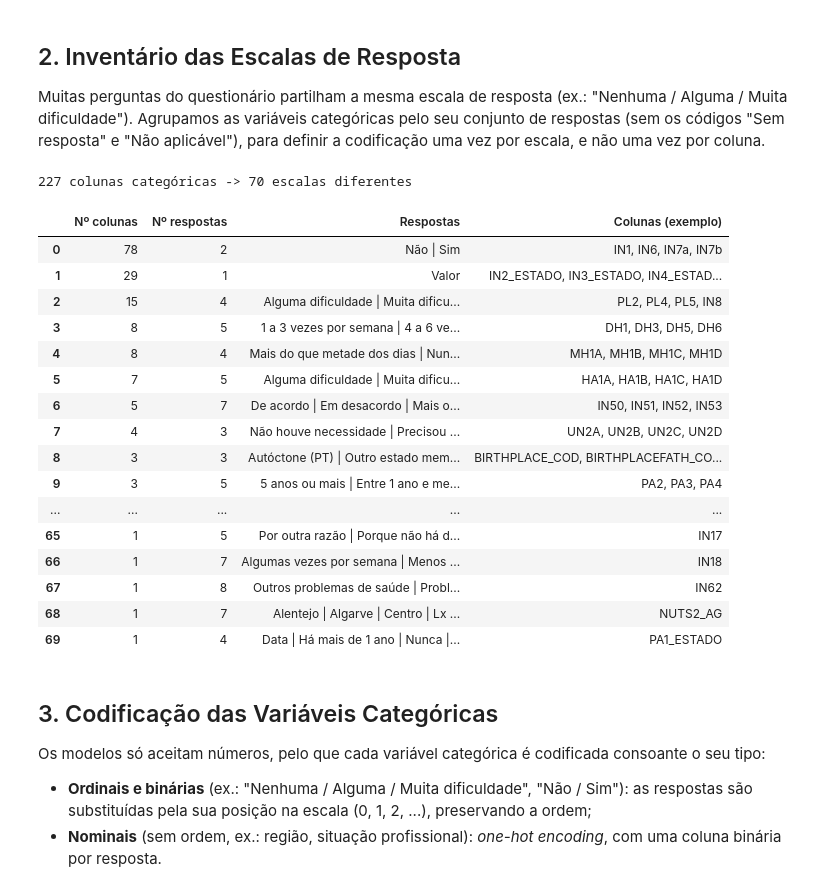
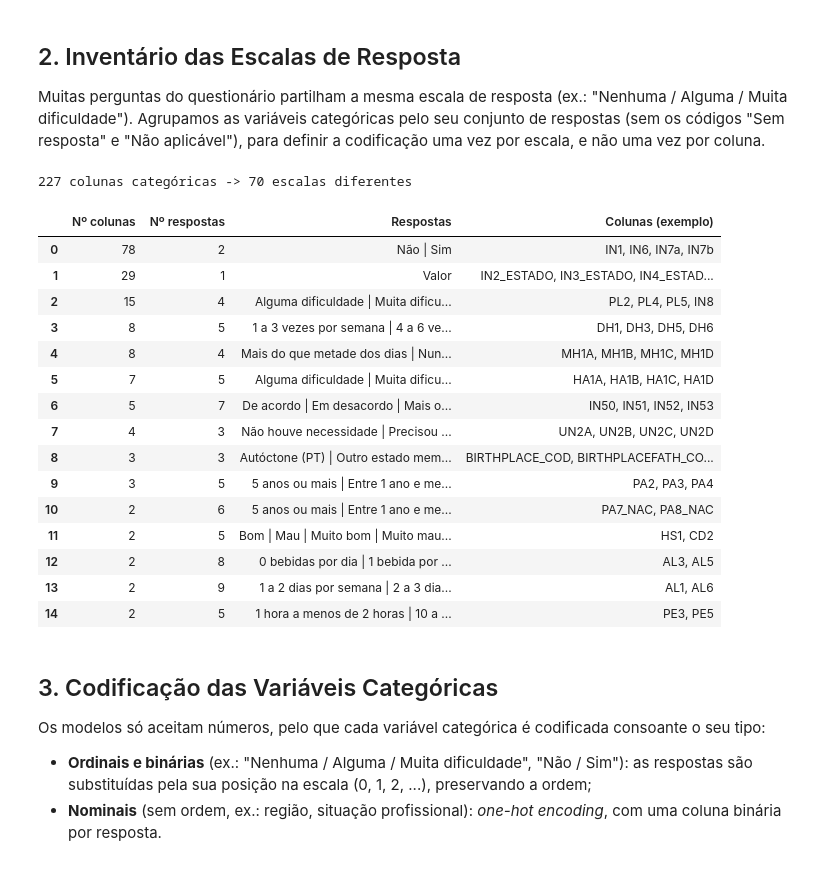
Before and after one commit to davidalves2/DAA, a Jupyter notebook: notebooks/Notebook_02.ipynb, the cells around one changed output. Cells and saved outputs as stored; diff of their text form; code cells hidden in the pictures.

```diff
--- a/notebooks/Notebook_02.ipynb
+++ b/notebooks/Notebook_02.ipynb
@@ -49,37 +49,36 @@ Muitas perguntas do questionário partilham a mesma escala de resposta (ex.: "Ne
 # %%
 escalas = {}
 for c in cols_cat:
     respostas = pd.concat([train_df[c], test_df[c]]).unique()
     respostas = tuple(sorted(set(respostas) - set(CODIGOS)))
     escalas.setdefault(respostas, []).append(c)
 
 inventario = pd.DataFrame([{'Nº colunas': len(cols), 'Nº respostas': len(resp),
                             'Respostas': ' | '.join(resp), 'Colunas (exemplo)': ', '.join(cols[:4])}
                            for resp, cols in escalas.items()])
 inventario = inventario.sort_values('Nº colunas', ascending=False).reset_index(drop=True)
 
 print(f"{len(cols_cat)} colunas categóricas -> {len(inventario)} escalas diferentes")
 with pd.option_context('display.max_colwidth', None):
-    display(inventario)
+    display(inventario.head(15))
 # %% [output]
 227 colunas categóricas -> 70 escalas diferentes
 |  | Nº colunas | Nº respostas | Respostas | Colunas (exemplo) |
 | 0 | 78 | 2 | Não | Sim | IN1, IN6, IN7a, IN7b |
 | 1 | 29 | 1 | Valor | IN2_ESTADO, IN3_ESTADO, IN4_ESTAD... |
 | 2 | 15 | 4 | Alguma dificuldade | Muita dificu... | PL2, PL4, PL5, IN8 |
 | 3 | 8 | 5 | 1 a 3 vezes por semana | 4 a 6 ve... | DH1, DH3, DH5, DH6 |
 | 4 | 8 | 4 | Mais do que metade dos dias | Nun... | MH1A, MH1B, MH1C, MH1D |
 | 5 | 7 | 5 | Alguma dificuldade | Muita dificu... | HA1A, HA1B, HA1C, HA1D |
 | 6 | 5 | 7 | De acordo | Em desacordo | Mais o... | IN50, IN51, IN52, IN53 |
 | 7 | 4 | 3 | Não houve necessidade | Precisou ... | UN2A, UN2B, UN2C, UN2D |
 | 8 | 3 | 3 | Autóctone (PT) | Outro estado mem... | BIRTHPLACE_COD, BIRTHPLACEFATH_CO... |
 | 9 | 3 | 5 | 5 anos ou mais | Entre 1 ano e me... | PA2, PA3, PA4 |
-| ... | ... | ... | ... | ... |
-| 65 | 1 | 5 | Por outra razão | Porque não há d... | IN17 |
-| 66 | 1 | 7 | Algumas vezes por semana | Menos ... | IN18 |
-| 67 | 1 | 8 | Outros problemas de saúde | Probl... | IN62 |
-| 68 | 1 | 7 | Alentejo | Algarve | Centro | Lx ... | NUTS2_AG |
-| 69 | 1 | 4 | Data | Há mais de 1 ano | Nunca |... | PA1_ESTADO |
+| 10 | 2 | 6 | 5 anos ou mais | Entre 1 ano e me... | PA7_NAC, PA8_NAC |
+| 11 | 2 | 5 | Bom | Mau | Muito bom | Muito mau... | HS1, CD2 |
+| 12 | 2 | 8 | 0 bebidas por dia | 1 bebida por ... | AL3, AL5 |
+| 13 | 2 | 9 | 1 a 2 dias por semana | 2 a 3 dia... | AL1, AL6 |
+| 14 | 2 | 5 | 1 hora a menos de 2 horas | 10 a ... | PE3, PE5 |
 # %% [markdown]
 ## 3. Codificação das Variáveis Categóricas
 
```
Also changed, not shown: parts of 3 cells of this notebook, 7 other files.
